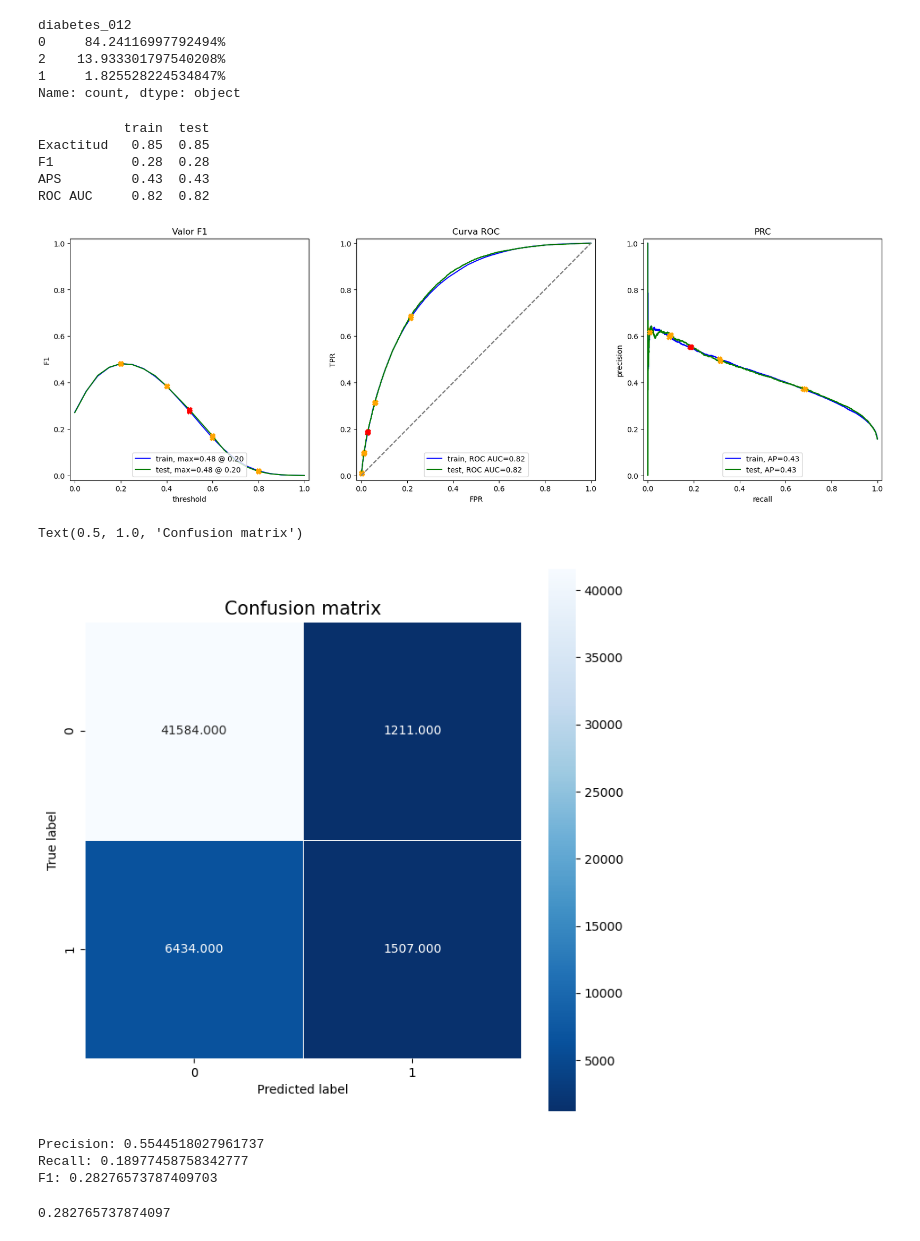
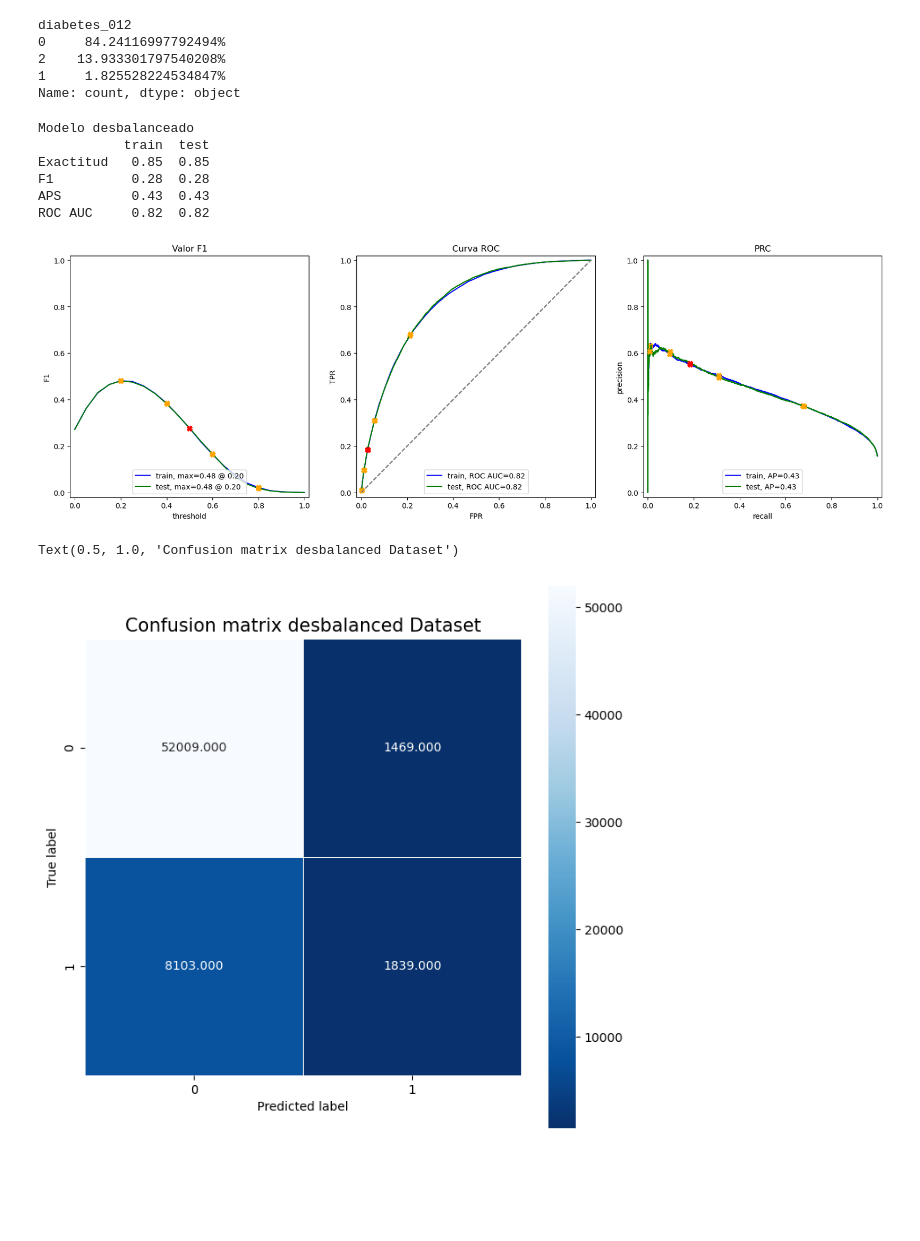
Before and after one commit to juanlt9905/machineLearning2025, a Jupyter notebook: balanceo.ipynb, the cells around one changed output. Drawn from its saved outputs; the diff is of its cells as text; code cells hidden in the pictures; blank space fills up the shorter version.

```diff
--- a/balanceo.ipynb
+++ b/balanceo.ipynb
@@ -50,6 +53,7 @@ for col in datos_diabetes.columns:
 #Ver balanceo de la clase objetivo. Diabetes_012
 porcentaje = 100*datos_diabetes['diabetes_012'].value_counts()/len(datos_diabetes)
 print(porcentaje.astype(str) + '%')
+datos_diabetes.drop(columns=['physHlth', 'mentHlth'], inplace=True)
 # %% [output]
 diabetes_012
 0     84.24116997792494%
@@ -155,52 +159,36 @@ def evaluate_model(model, train_features, train_target, test_features, test_targ
     return eval_stats['train']['F1'], eval_stats['test']['F1']
 # %%
 #Hacemos prueba de regresion logistica para el dataset desbalanceado
-X_desbalanceado = datos_diabetes.drop(["diabetes_01", "diabetes_012"], axis=1)
-y_desbalanceado = datos_diabetes["diabetes_01"]
+X = datos_diabetes.drop(["diabetes_01", "diabetes_012"], axis=1)
+y = datos_diabetes["diabetes_01"]
 
 X_train, X_test, y_train, y_test = train_test_split(
-    X_desbalanceado, y, test_size=0.2, random_state=42
+    X, y, test_size=0.25, random_state=42
 )
 # %%
-model = run_model(X_train, X_test, y_train, y_test)
-train_f1, test_f1 = evaluate_model(model, X_train, y_train, X_test, y_test)
+model_desbalanceado = run_model(X_train, X_test, y_train, y_test)
+print('Modelo desbalanceado')
+train_f1, test_f1 = evaluate_model(model_desbalanceado, X_train, y_train, X_test, y_test)
 # %% [output]
+Modelo desbalanceado
            train  test
 Exactitud   0.85  0.85
 F1          0.28  0.28
 APS         0.43  0.43
 ROC AUC     0.82  0.82
-[figure, old version]
+[figure, new version]
 # %%
 #matriz de confusion
 
-y_pred = model.predict(X_test)
+y_pred_desbalanceado = model_desbalanceado.predict(X_test)
 
-cm = metrics.confusion_matrix(y_test, y_pred)
+cm = metrics.confusion_matrix(y_test, y_pred_desbalanceado)
 plt.figure(figsize=(8,8))
 sns.heatmap(cm, annot=True, fmt=".3f", linewidths=.5, square = True, cmap = 'Blues_r')
 plt.ylabel('True label')
 plt.xlabel('Predicted label')
-plt.title('Confusion matrix', size = 15)
+plt.title('Confusion matrix desbalanced Dataset', size = 15)
 # %% [output]
-Text(0.5, 1.0, 'Confusion matrix')
+Text(0.5, 1.0, 'Confusion matrix desbalanced Dataset')
-[figure, old version]
+[figure, new version]
-# %%
-from sklearn.metrics import recall_score, precision_score, f1_score
-
-print(f'Precision: {precision_score(y_test, y_pred)}')
-print(f'Recall: {recall_score(y_test, y_pred)}')
-print(f'F1: {f1_score(y_test, y_pred)}')
-# %% [output]
-Precision: 0.5544518027961737
-Recall: 0.18977458758342777
-F1: 0.28276573787409703
-# %%
-presicion = 0.5544518027961737
-recall =0.18977458758342777
-
-f1= (2*presicion*recall)/ (presicion+recall)
-f1
-# %% [output]
-0.282765737874097
 # %%
```
Also changed, not shown: parts of 13 cells of this notebook, 1 other file.
